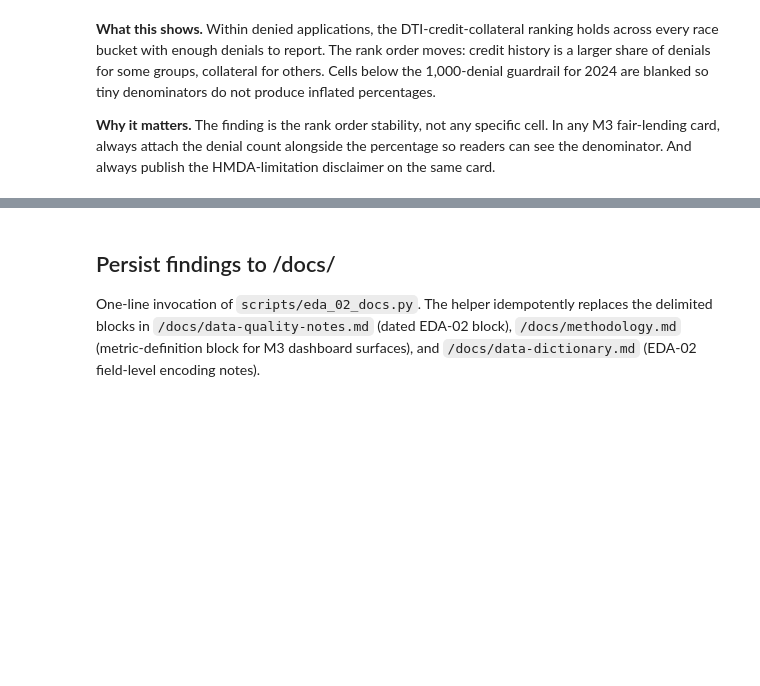
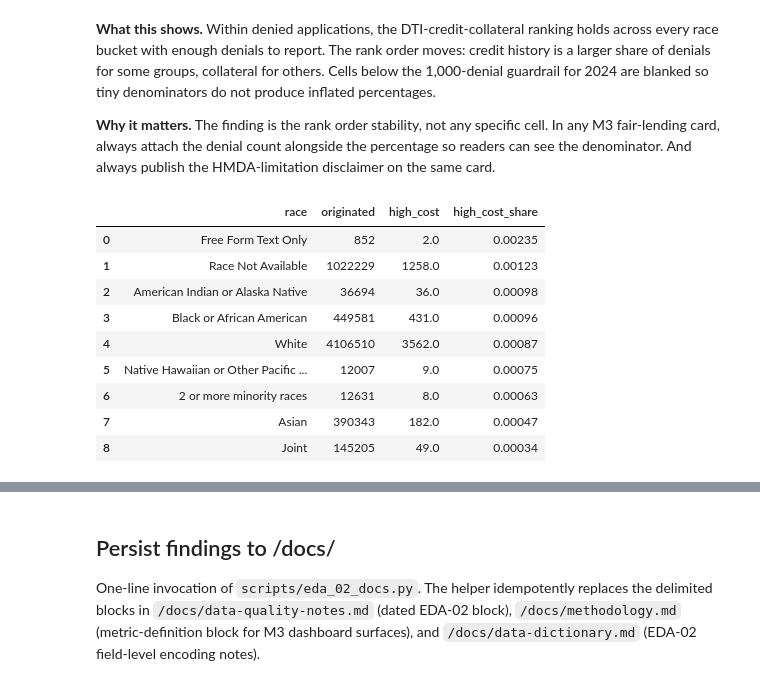
Before and after one commit to thegeshwar/mortgage-lending-analytics, a Jupyter notebook: notebooks/02-hmda-distributions-and-demographics.ipynb, the cells around one changed output, grey strips where cells are left out. Cells and saved outputs as stored; diff of their text form; code cells hidden in the pictures; blank space fills up the shorter version.

```diff
--- a/notebooks/02-hmda-distributions-and-demographics.ipynb
+++ b/notebooks/02-hmda-distributions-and-demographics.ipynb
@@ -871,3 +981,37 @@ share_masked
 **What this shows.** Within denied applications, the DTI-credit-collateral ranking holds across every race bucket with enough denials to report. The rank order moves: credit history is a larger share of denials for some groups, collateral for others. Cells below the 1,000-denial guardrail for 2024 are blanked so tiny denominators do not produce inflated percentages.
 
 **Why it matters.** The finding is the rank order stability, not any specific cell. In any M3 fair-lending card, always attach the denial count alongside the percentage so readers can see the denominator. And always publish the HMDA-limitation disclaimer on the same card.
+# %%
+# HOEPA high-cost share by derived_race, 2024, picking up the EDA-01
+# section 8 forward-flag. HOEPA code 1 = high-cost. Base: originated
+# rows (action_taken = 1), because HOEPA status is assigned at
+# origination.
+year = 2024
+hoepa_race = con.execute(
+    f"SELECT derived_race AS race, "
+    f"  COUNT(*) AS originated, "
+    f"  SUM(CASE WHEN hoepa_status = '1' THEN 1 ELSE 0 END) AS high_cost "
+    f"FROM {TABLES[year]} "
+    f"WHERE action_taken = '1' "
+    f"GROUP BY derived_race"
+).fetchdf()
+hoepa_race["high_cost_share"] = (
+    hoepa_race["high_cost"] / hoepa_race["originated"]
+).round(5)
+# Guardrail: drop rows with fewer than 500 originations, since HOEPA
+# high-cost volume is tiny (6,426 total in 2024) and low-denominator
+# cells will drive spurious disparity readings.
+hoepa_race = hoepa_race[hoepa_race["originated"] >= 500].copy()
+hoepa_race = hoepa_race.sort_values("high_cost_share", ascending=False).reset_index(drop=True)
+hoepa_race
+# %% [output]
+|  | race | originated | high_cost | high_cost_share |
+| 0 | Free Form Text Only | 852 | 2.0 | 0.00235 |
+| 1 | Race Not Available | 1022229 | 1258.0 | 0.00123 |
+| 2 | American Indian or Alaska Native | 36694 | 36.0 | 0.00098 |
+| 3 | Black or African American | 449581 | 431.0 | 0.00096 |
+| 4 | White | 4106510 | 3562.0 | 0.00087 |
+| 5 | Native Hawaiian or Other Pacific ... | 12007 | 9.0 | 0.00075 |
+| 6 | 2 or more minority races | 12631 | 8.0 | 0.00063 |
+| 7 | Asian | 390343 | 182.0 | 0.00047 |
+| 8 | Joint | 145205 | 49.0 | 0.00034 |
```
Also changed, not shown: parts of 14 cells of this notebook, 8 other files.
